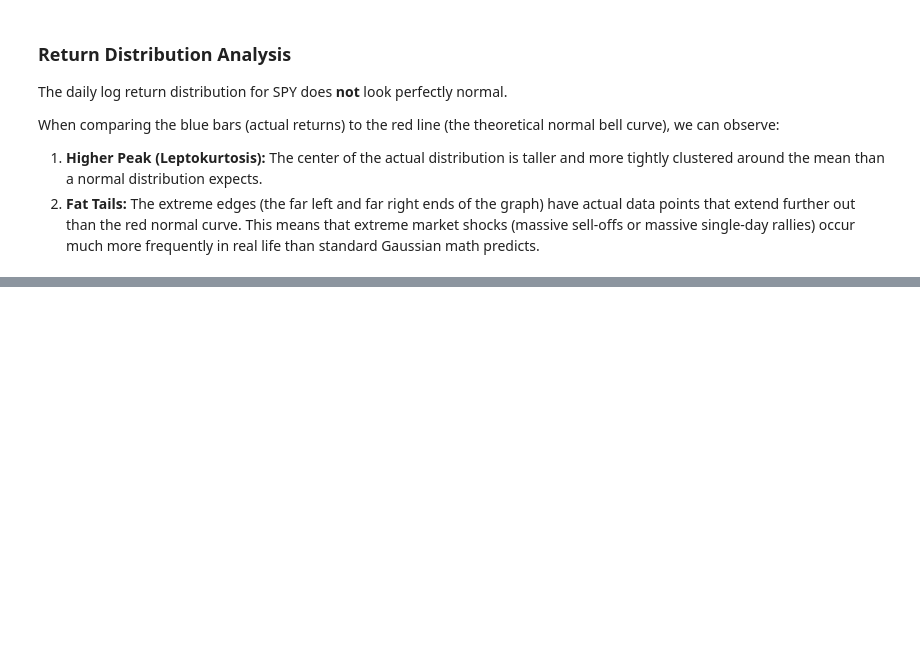
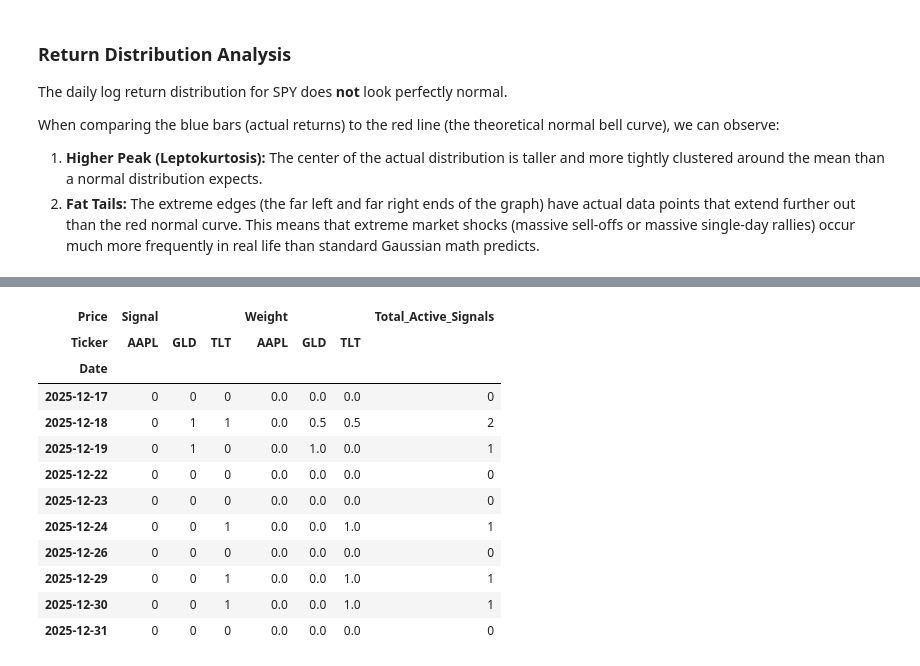
Before and after one commit to DOD-Pandey/QUANT-PROJECT, a Jupyter notebook: week1_task.ipynb, the cells around one changed output, grey strips where cells are left out. Cells and saved outputs as stored; diff of their text form; code cells hidden in the pictures; blank space fills up the shorter version.

```diff
--- a/week1_task.ipynb
+++ b/week1_task.ipynb
@@ -93,0 +135,42 @@ When comparing the blue bars (actual returns) to the red line (the theoretical n
+# %%
+# 1. Initialize Signal and Weight columns for each asset
+for ticker in TICKERS:
+    df_portfolio[('Signal', ticker)] = 0
+
+    # Apply your optimized Entry condition
+    buy_cond = (df_portfolio[('Close', ticker)] > df_portfolio[('EMA', ticker)]) & (df_portfolio[('RSI', ticker)] < 80)
+    df_portfolio.loc[buy_cond, ('Signal', ticker)] = 1
+
+    # Apply your optimized Exit condition
+    exit_cond = (df_portfolio[('Close', ticker)] < df_portfolio[('EMA', ticker)]) | (df_portfolio[('RSI', ticker)] > 80)
+    df_portfolio.loc[exit_cond, ('Signal', ticker)] = 0
+
+# 2. Count how many total assets are signaling a BUY each day
+# We sum across the 'Signal' level horizontally (axis=1)
+df_portfolio['Total_Active_Signals'] = df_portfolio['Signal'].sum(axis=1)
+
+# 3. Calculate the portfolio weight dynamically for each asset
+for ticker in TICKERS:
+    # If Total_Active_Signals is 0, weight will be 0 to avoid DivisionByZero
+    df_portfolio[('Weight', ticker)] = np.where(
+        df_portfolio['Total_Active_Signals'] > 0,
+        df_portfolio[('Signal', ticker)] / df_portfolio['Total_Active_Signals'],
+        0
+    )
+
+# Display a subset of the table to verify the weighting works
+df_portfolio[['Signal', 'Weight', 'Total_Active_Signals']].tail(10)
+# %% [output]
+| Price | Signal |  |  | Weight |  |  | Total_Active_Signals |
+| Ticker | AAPL | GLD | TLT | AAPL | GLD | TLT |  |
+| Date |  |  |  |  |  |  |  |
+| 2025-12-17 | 0 | 0 | 0 | 0.0 | 0.0 | 0.0 | 0 |
+| 2025-12-18 | 0 | 1 | 1 | 0.0 | 0.5 | 0.5 | 2 |
+| 2025-12-19 | 0 | 1 | 0 | 0.0 | 1.0 | 0.0 | 1 |
+| 2025-12-22 | 0 | 0 | 0 | 0.0 | 0.0 | 0.0 | 0 |
+| 2025-12-23 | 0 | 0 | 0 | 0.0 | 0.0 | 0.0 | 0 |
+| 2025-12-24 | 0 | 0 | 1 | 0.0 | 0.0 | 1.0 | 1 |
+| 2025-12-26 | 0 | 0 | 0 | 0.0 | 0.0 | 0.0 | 0 |
+| 2025-12-29 | 0 | 0 | 1 | 0.0 | 0.0 | 1.0 | 1 |
+| 2025-12-30 | 0 | 0 | 1 | 0.0 | 0.0 | 1.0 | 1 |
+| 2025-12-31 | 0 | 0 | 0 | 0.0 | 0.0 | 0.0 | 0 |
```
Also changed, not shown: parts of 2 cells of this notebook, 1 other file.
